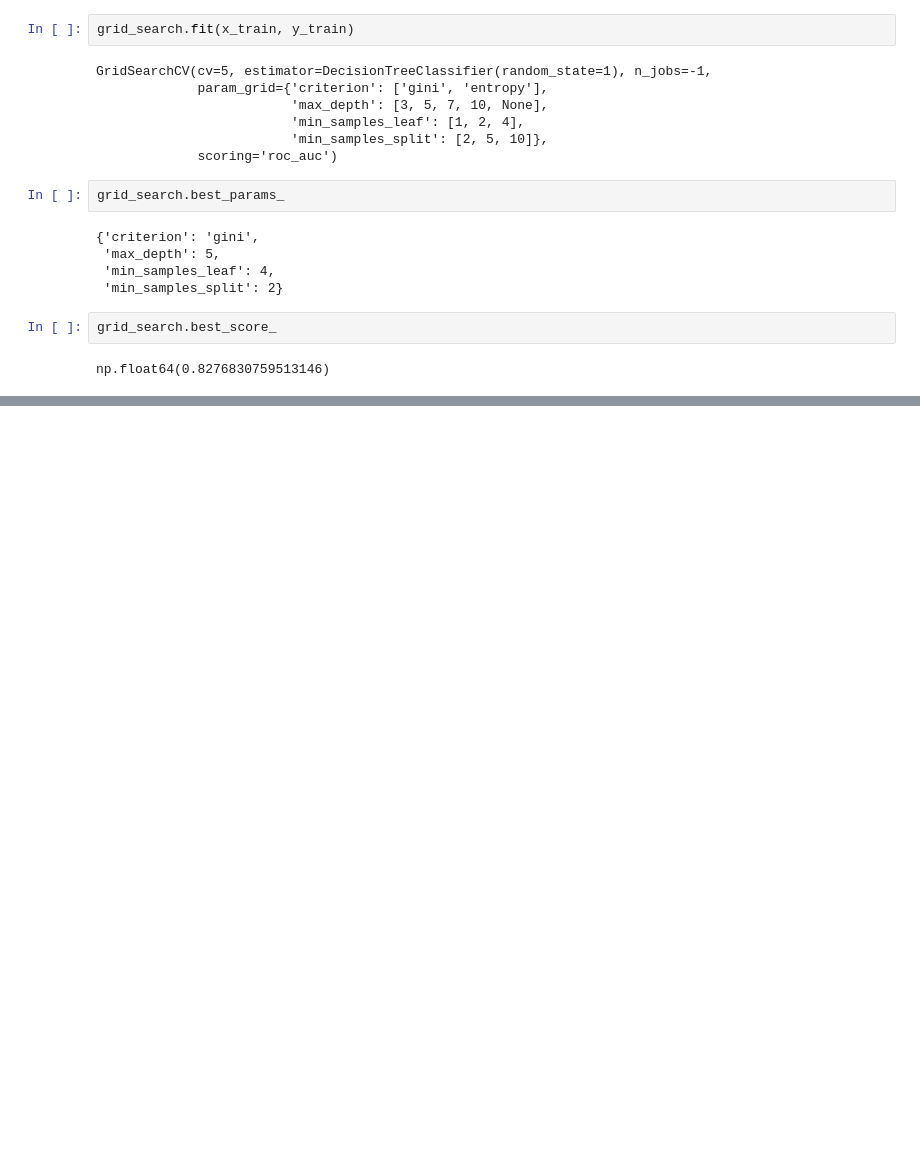
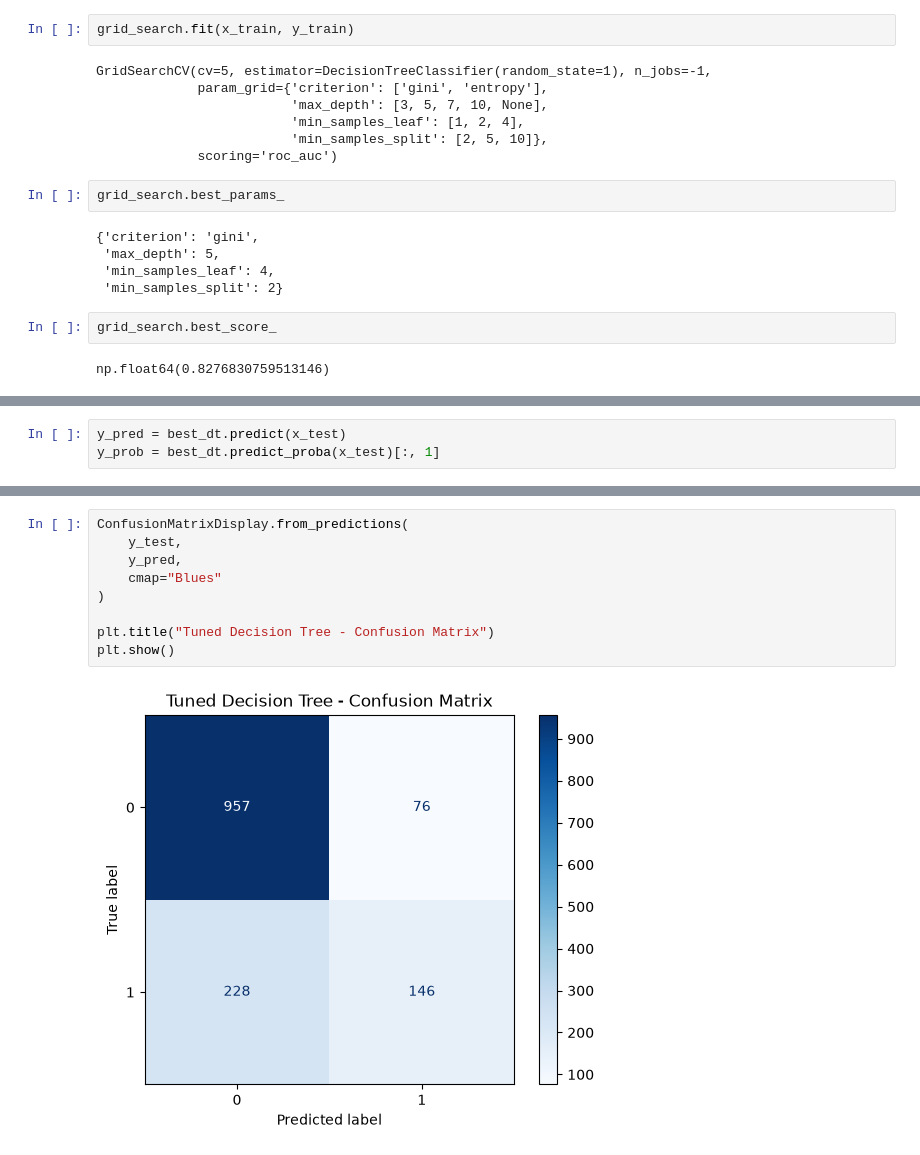
Before and after one commit to sagarjana00/Customer_Churn_Intelligence_Platform, a Jupyter notebook: notebooks/10_Decision_Tree_Tuning.ipynb, the cells around one changed output, grey strips where cells are left out. Cells and saved outputs as stored; diff of their text form; blank space fills up the shorter version.

Commit message:
Decision Tree tuned

```diff
--- a/notebooks/10_Decision_Tree_Tuning.ipynb
+++ b/notebooks/10_Decision_Tree_Tuning.ipynb
@@ -78,0 +82,3 @@ best_dt = grid_search.best_estimator_
+# %%
+y_pred = best_dt.predict(x_test)
+y_prob = best_dt.predict_proba(x_test)[:, 1]
@@ -78,0 +127,11 @@ best_dt = grid_search.best_estimator_
+# %%
+ConfusionMatrixDisplay.from_predictions(
+    y_test,
+    y_pred,
+    cmap="Blues"
+)
+
+plt.title("Tuned Decision Tree - Confusion Matrix")
+plt.show()
+# %% [output]
+[figure, added]
```
Also changed, not shown: parts of 11 cells of this notebook, 3 other files.
